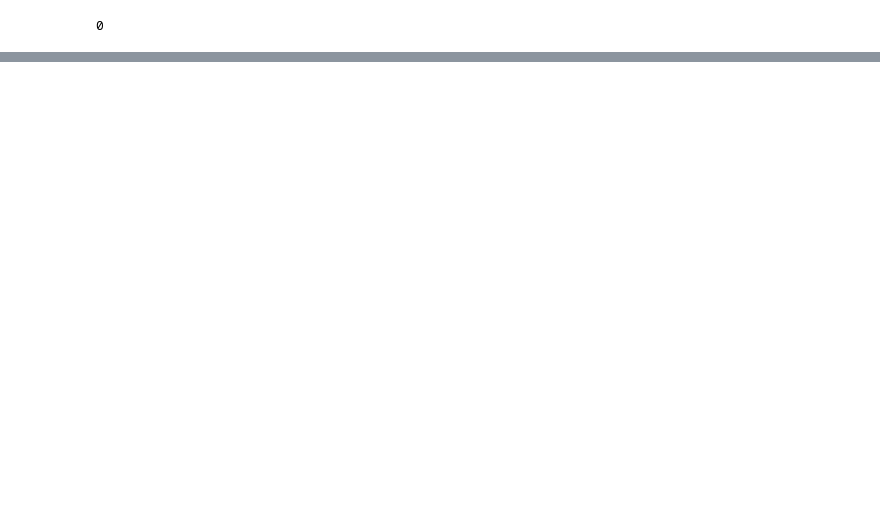
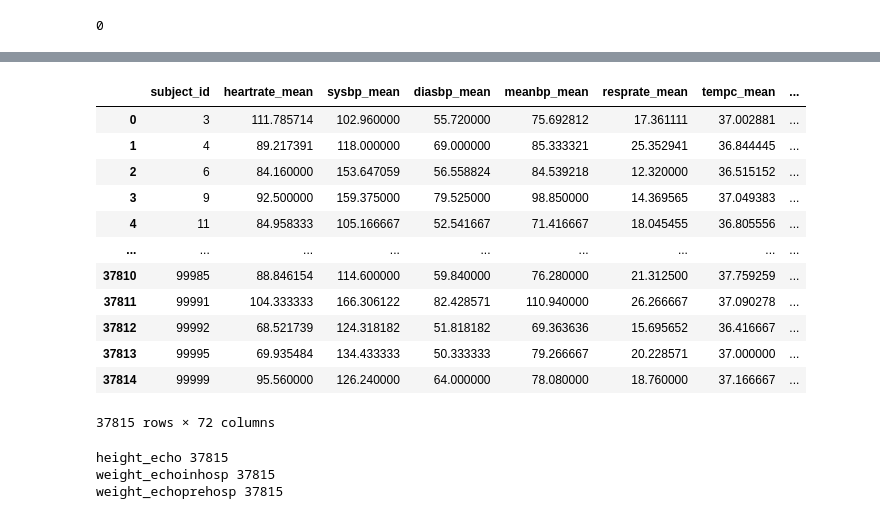
Before and after one commit to MemphiS047/icu-flow-prediction, a Jupyter notebook: script/preprocessing.ipynb, the cells around one changed output, grey strips where cells are left out. Drawn from its saved outputs; the diff is of its cells as text; code cells hidden in the pictures; blank space fills up the shorter version.

```diff
--- a/script/preprocessing.ipynb
+++ b/script/preprocessing.ipynb
@@ -98,0 +90,5 @@ df = df.groupby('subject_id').agg(aggregation_functions).reset_index()
+# %%
+# Merging the aggregated dataframe with the original dataframe on subject_id by excluding minimum and maximum and mean columns since
+# df_aggregated includes unique subject_id's mean (aggregated measurements)
+other_columns = [col for col in df.columns if('_mean' not in col and '_min' not in col and '_max' not in col)]
+other_columns
@@ -99 +113,8 @@ df = df.groupby('subject_id').agg(aggregation_functions).reset_index()
+# %%
+# Grouping by subject_id and taking the first value of each column
+df_other_columns = df.groupby('subject_id', as_index=False)[other_columns].first()
+# %%
+# Merging it with the rest of the dataframe on subject_id (since we grouped by first we only left with unique
+# subject_id's measurements with respect to df_aggregated)
+df = pd.merge(df_aggregated, df_other_columns, on='subject_id')
 # %%
@@ -103,0 +179,30 @@ df['subject_id'].duplicated().sum()
+# %%
+# Dropping the detected datetime columns
+columns_to_remove = ['intime', 'outtime', 'dod', 'admittime', 'dischtime', 'deathtime', 'edregtime', 'edouttime']
+df = df.drop(columns_to_remove, axis=1)
+# %%
+# Checking out the dataframe size if the columns are dropped correctly
+df
+# %% [output]
+|  | subject_id | heartrate_mean | sysbp_mean | diasbp_mean | meanbp_mean | resprate_mean | tempc_mean | ... |
+| 0 | 3 | 111.785714 | 102.960000 | 55.720000 | 75.692812 | 17.361111 | 37.002881 | ... |
+| 1 | 4 | 89.217391 | 118.000000 | 69.000000 | 85.333321 | 25.352941 | 36.844445 | ... |
+| 2 | 6 | 84.160000 | 153.647059 | 56.558824 | 84.539218 | 12.320000 | 36.515152 | ... |
+| 3 | 9 | 92.500000 | 159.375000 | 79.525000 | 98.850000 | 14.369565 | 37.049383 | ... |
+| 4 | 11 | 84.958333 | 105.166667 | 52.541667 | 71.416667 | 18.045455 | 36.805556 | ... |
+| ... | ... | ... | ... | ... | ... | ... | ... | ... |
+| 37810 | 99985 | 88.846154 | 114.600000 | 59.840000 | 76.280000 | 21.312500 | 37.759259 | ... |
+| 37811 | 99991 | 104.333333 | 166.306122 | 82.428571 | 110.940000 | 26.266667 | 37.090278 | ... |
+| 37812 | 99992 | 68.521739 | 124.318182 | 51.818182 | 69.363636 | 15.695652 | 36.416667 | ... |
+| 37813 | 99995 | 69.935484 | 134.433333 | 50.333333 | 79.266667 | 20.228571 | 37.000000 | ... |
+| 37814 | 99999 | 95.560000 | 126.240000 | 64.000000 | 78.080000 | 18.760000 | 37.166667 | ... |
+37815 rows × 72 columns
+# %%
+# Detecting columns with the null values that is above 90% of the total dataframe size
+for key, value in df.isnull().sum().to_dict().items():
+    if(((value / df.shape[0]) * 100) > 90):
+        print(key, value)
+# %% [output]
+height_echo 37815
+weight_echoinhosp 37815
+weight_echoprehosp 37815
```
Also changed, not shown: parts of 27 cells of this notebook, 5 other files.
